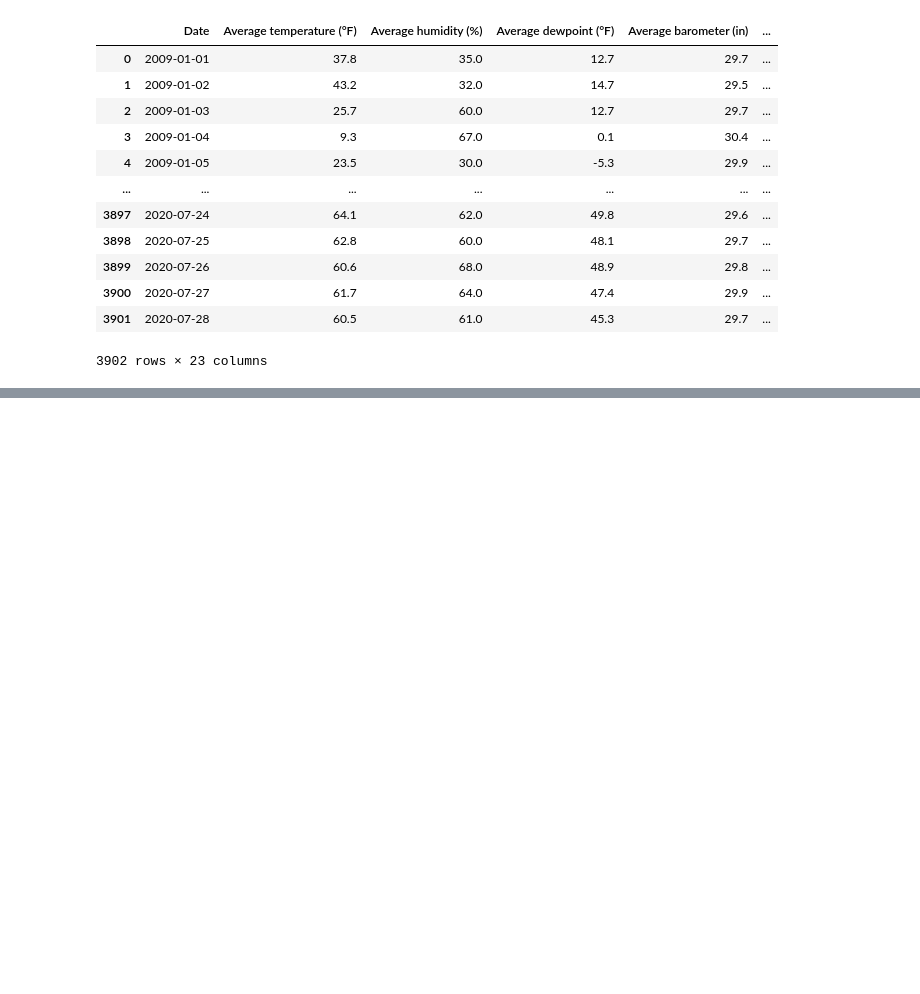
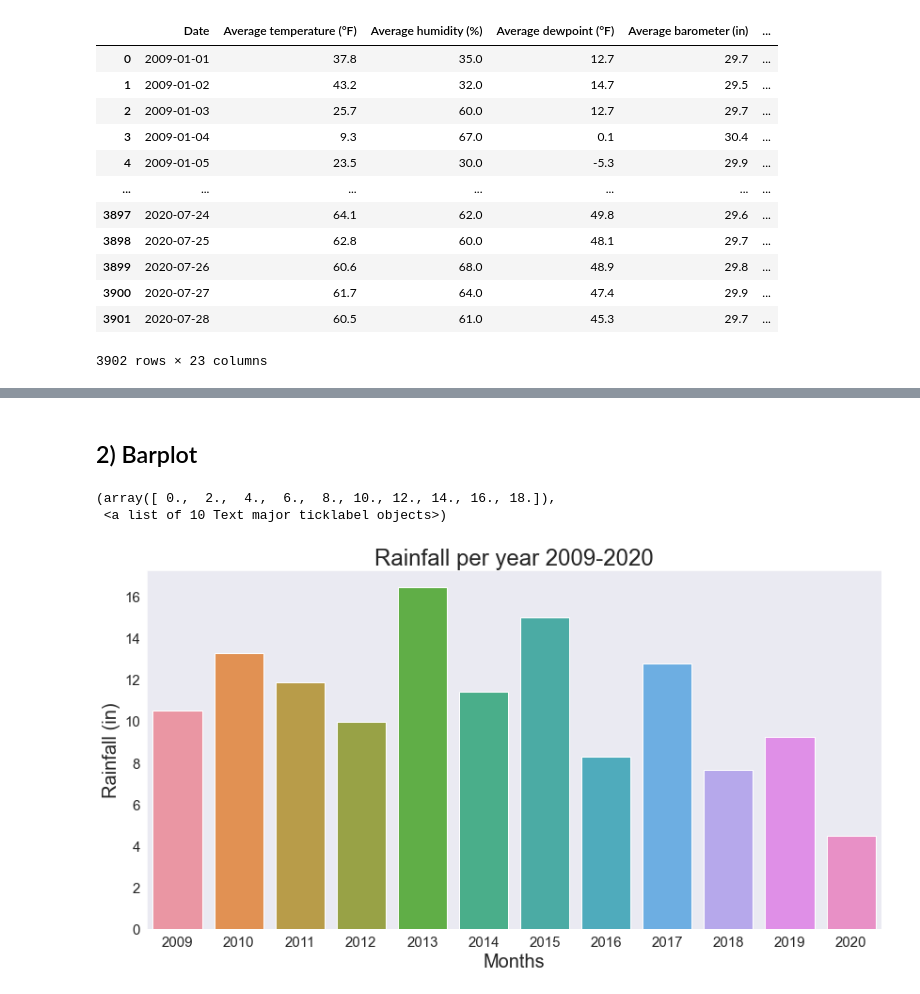
Before and after one commit to emorano916/weather_forecast, a Jupyter notebook: Notebook_Main.ipynb, the cells around one changed output, grey strips where cells are left out. Saved outputs shown, nothing was run; the diff lists cells and outputs as text; code cells hidden in the pictures; blank space fills up the shorter version.

```diff
--- a/Notebook_Main.ipynb
+++ b/Notebook_Main.ipynb
@@ -21,0 +60,23 @@ weather
+# %% [markdown]
+## 2) Barplot
+# %%
+#Calculating data
+rainfall = weather
+rainfall["Date"] = pd.to_datetime(rainfall["Date"])
+rainfall = rainfall.set_index("Date")
+rainfall["Year"] = rainfall.index.year
+
+#Plotting
+rainfall_resampled = rainfall.loc[rainfall.groupby([rainfall.index.to_period('Y')]).apply(lambda x: x.index.max())][["Rainfall for year (in)", "Year"]]
+fig, ax = plt.subplots(figsize = (14,7))
+fig = sns.barplot(x="Year", y="Rainfall for year (in)", data=rainfall_resampled)
+plt.ylabel("Rainfall (in)", fontsize=20)
+plt.xlabel("Months", fontsize=20)
+plt.title("Rainfall per year 2009-2020", fontsize=24)
+
+plt.xticks(fontsize=15)
+plt.yticks(fontsize=15)
+# %% [output]
+(array([ 0.,  2.,  4.,  6.,  8., 10., 12., 14., 16., 18.]),
+ <a list of 10 Text major ticklabel objects>)
+[figure, added]
```
Also changed, not shown: parts of 9 cells of this notebook.
